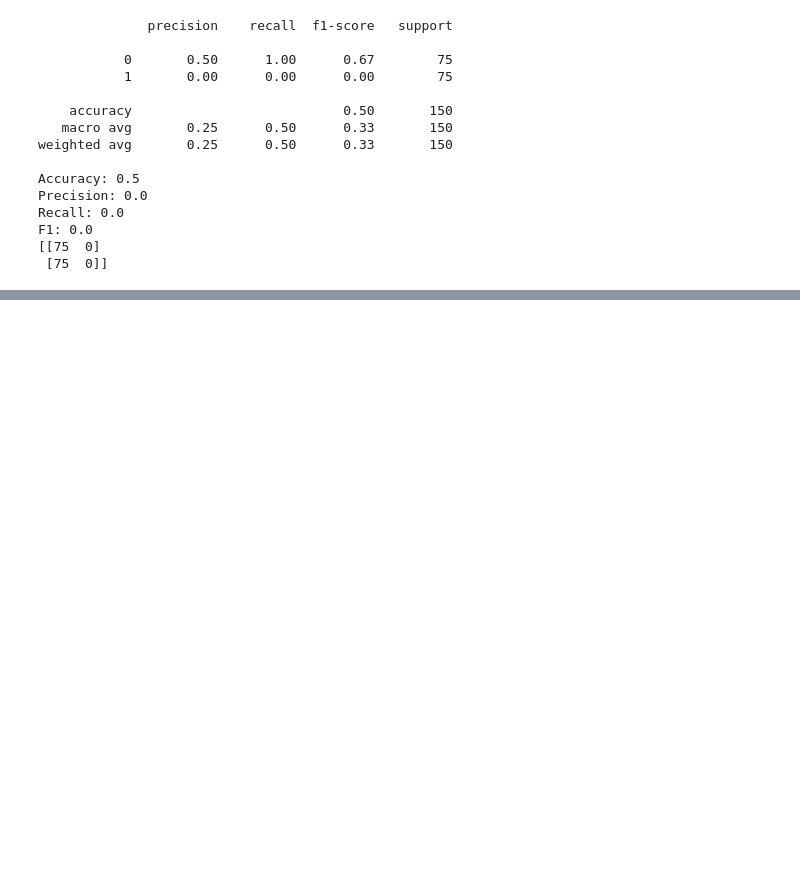
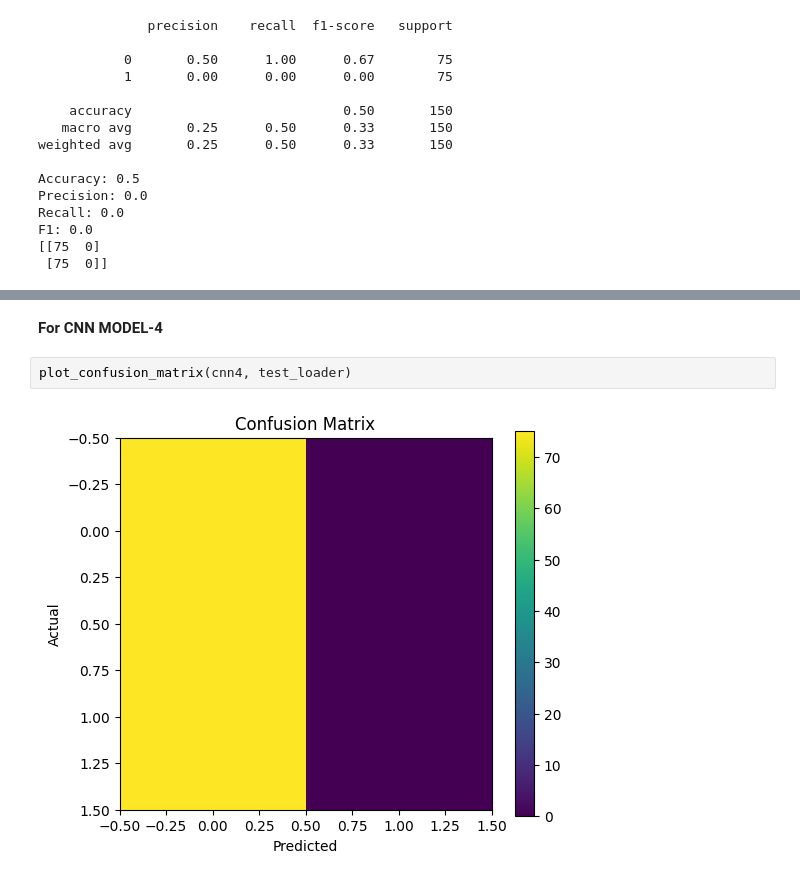
Before and after one commit to Haniakhan702/AneRBC-ANN-and-DL, a Jupyter notebook: AneRBC_ANN_and_DL.ipynb, the cells around one changed output, grey strips where cells are left out. Drawn from its saved outputs; the diff is of its cells as text; blank space fills up the shorter version.

```diff
--- a/AneRBC_ANN_and_DL.ipynb
+++ b/AneRBC_ANN_and_DL.ipynb
@@ -753,0 +803,6 @@ F1: 0.0
+# %% [markdown]
+**For CNN MODEL-4**
+# %%
+plot_confusion_matrix(cnn4, test_loader)
+# %% [output]
+[figure, added]
```
Also changed, not shown: parts of 6 cells of this notebook.
